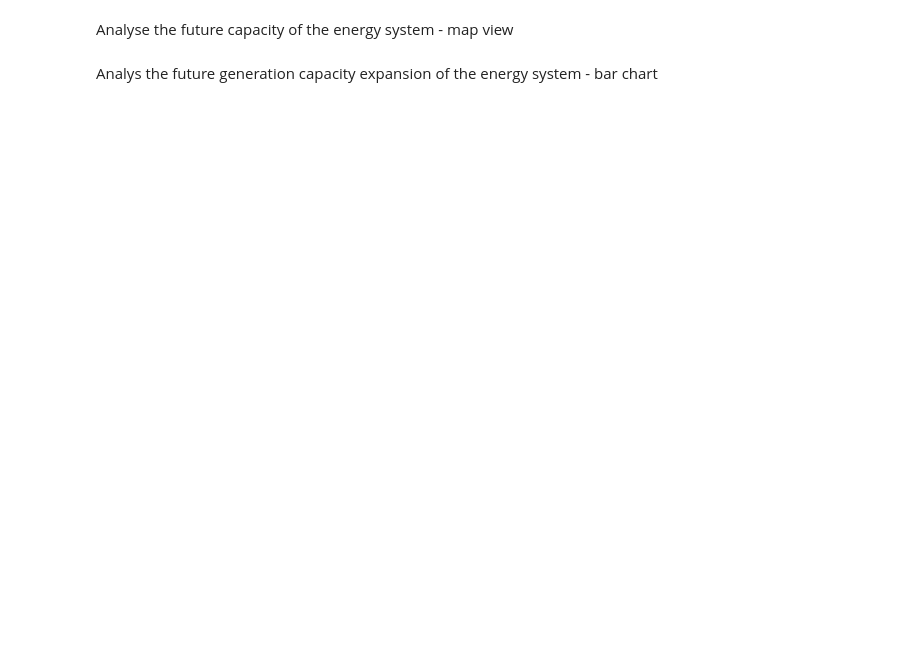
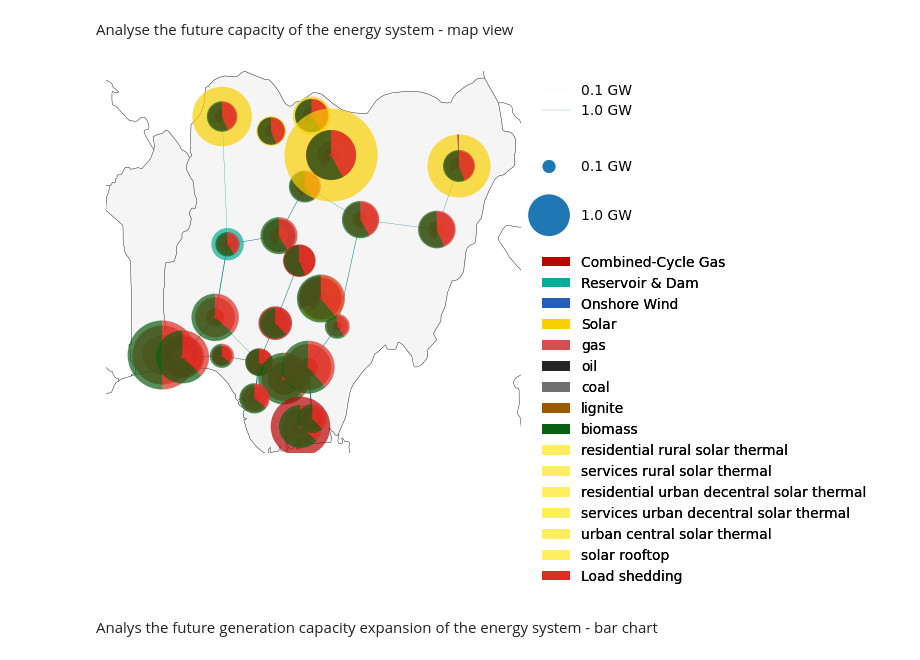
Before and after one commit to pypsa-meets-earth/documentation, a Jupyter notebook: notebooks/network_analysis.ipynb, the cells around one changed output. Cells and saved outputs as stored; diff of their text form; code cells hidden in the pictures; blank space fills up the shorter version.

```diff
--- a/notebooks/network_analysis.ipynb
+++ b/notebooks/network_analysis.ipynb
@@ -336,6 +383,7 @@ Analyse the future capacity of the energy system - map view
 # %%
 warnings.simplefilter(action='ignore', category=UserWarning)
 fig, ax = plt.subplots(figsize=(8, 8), subplot_kw={"projection": ccrs.EqualEarth()})
+
 # --- Aggregate capacities ---
 gen = n.generators[n.generators.carrier != "load"].groupby(["bus", "carrier"]).p_nom_opt.sum()
 sto = n.storage_units.groupby(["bus", "carrier"]).p_nom_opt.sum()
@@ -352,6 +400,8 @@ valid_links = n.links[
 links_backup = n.links
 n.links = valid_links
 
+plot_boundaries = regions_onshore.total_bounds[[0, 2, 1, 3]]
+
 with plt.rc_context({"patch.linewidth": 0.}):
     n.plot(
         bus_sizes=buses / bus_scale,
@@ -360,8 +410,8 @@ with plt.rc_context({"patch.linewidth": 0.}):
         link_widths=n.links.p_nom_opt / line_scale,
         line_colors="teal",
         ax=ax,
-        margin=0.2,
         color_geomap=None,
+        boundaries=plot_boundaries
     )
 
 regions_onshore.plot(
@@ -373,55 +423,60 @@ regions_onshore.plot(
     linewidth=0,
 )
 
-# Zoom the map
-ax.set_extent(regions_onshore.total_bounds[[0, 2, 1, 3]])
-
 # Restore original links
 n.links = links_backup
 
 # --- Add legends ---
 legend_kwargs = {"loc": "upper left", "frameon": False}
-legend_circles_dict = {"bbox_to_anchor": (1, 0.67), "labelspacing": 2.5, **legend_kwargs}
 
+# Line legend (Top)
+add_legend_lines(
+    ax,
+    [s / line_scale for s in line_sizes],
+    [f"{s / 1000} GW" for s in line_sizes],
+    legend_kw={"bbox_to_anchor": (1.02, 1.0), **legend_kwargs},
+)
+
+# Circle legend (Middle)
+legend_circles_dict = {"bbox_to_anchor": (1.02, 0.8), "labelspacing": 2.5, **legend_kwargs} # Changed 0.85 to 0.8
 add_legend_circles(
     ax,
     [s / bus_scale for s in bus_sizes],
     [f"{s / 1000} GW" for s in bus_sizes],
     legend_kw=legend_circles_dict,
 )
-add_legend_lines(
-    ax,
-    [s / line_scale for s in line_sizes],
-    [f"{s / 1000} GW" for s in line_sizes],
-    legend_kw={"bbox_to_anchor": (1, 0.8), **legend_kwargs},
-)
+
 # --- Create patch legend for carriers (unique nice_name, non-zero capacity) ---
 colors_legend = []
 labels_legend = []
 seen = set()
 for c in n.carriers.index:
     name = n.carriers.loc[c, 'nice_name']
     color = n.carriers.loc[c, 'color']
 
     # Sum capacity over all buses for this carrier
     if c in buses.index.get_level_values('carrier'):
         val_total = buses.xs(c, level='carrier').sum()
     else:
         val_total = 0
 
     if name not in seen and val_total > 0:
         seen.add(name)
         colors_legend.append(color)
         labels_legend.append(name)
 
+# Patch legend (Bottom)
 add_legend_patches(
     ax,
     colors_legend,
     labels_legend,
-    legend_kw={"bbox_to_anchor": (1, 0), **legend_kwargs, "loc": "lower left"},
+    legend_kw={"bbox_to_anchor": (1.02, 0.55), **legend_kwargs}, # Changed 0.65 to 0.55
 )
+
 fig.tight_layout()
 warnings.simplefilter(action="default", category=UserWarning)
+# %% [output]
+[figure, added]
 # %% [markdown]
 Analys the future generation capacity expansion of the energy system - bar chart
 # %%
```
Also changed, not shown: parts of 13 cells of this notebook.
